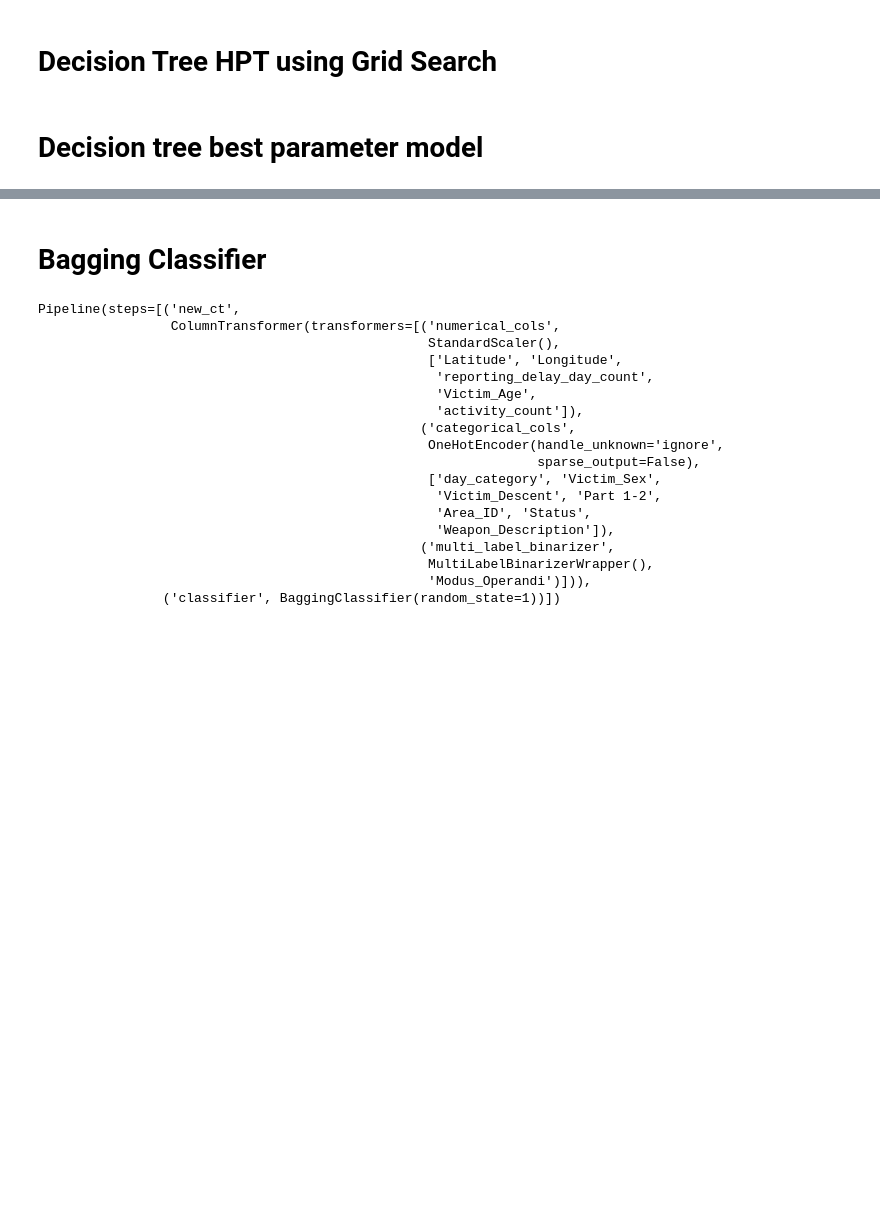
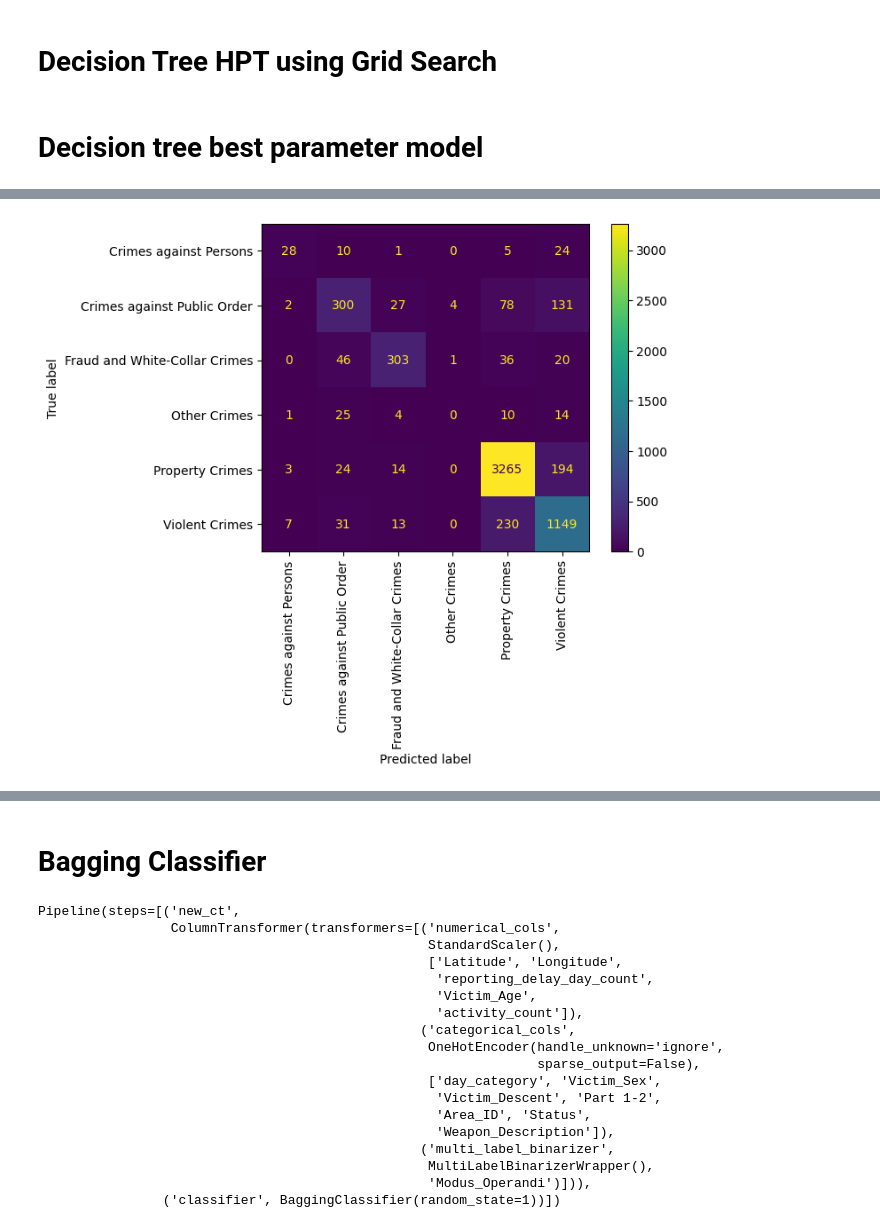
Before and after one commit to linisha04/ml-project-academic, a Jupyter notebook: 22f2000254-notebook-t22024.ipynb, the cells around one changed output, grey strips where cells are left out. Cells and saved outputs as stored; diff of their text form; code cells hidden in the pictures; blank space fills up the shorter version.

Commit message:
Kaggle Notebook | 22f2000254-notebook-t22024 | 36-decision

```diff
--- a/22f2000254-notebook-t22024.ipynb
+++ b/22f2000254-notebook-t22024.ipynb
@@ -1872,77 +1869,79 @@ Accuracy Score  0.8085
 # %% [markdown]
 # Decision tree best parameter model
 # %%
-# decision_tree_classifier_bestmodel = DecisionTreeClassifier(criterion="gini", max_depth=9, min_samples_leaf=5, min_samples_split=4, random_state=1)
+decision_tree_classifier_bestmodel = DecisionTreeClassifier(criterion="gini", max_depth=9, min_samples_leaf=6, min_samples_split=4, random_state=1)
 
-# DecisionTreeBestModel= Pipeline([ ('new_ct',new_ct),
-#                                  ('DecisionTreeClassifier',decision_tree_classifier_bestmodel)
-#                                 ])
+
+DecisionTreeBestModel= Pipeline([ ('new_ct',new_ct),
+                                 ('DecisionTreeClassifier',decision_tree_classifier_bestmodel)
+                                ])
 
 
 
-# DecisionTreeBestModel_score_test_half=[]
-# accuracy_scores_DecisionTreeBestModel_half = []
-# f1_scores_DecisionTreeBestModel_half = []
+DecisionTreeBestModel_score_test_half=[]
+accuracy_scores_DecisionTreeBestModel_half = []
+f1_scores_DecisionTreeBestModel_half = []
 
-# for train_index, test_index in data_split.split(xtrain_1, ytrain_1):
-#     X_train, X_test = xtrain_1.iloc[train_index], xtrain_1.iloc[test_index]
-#     y_train, y_test = ytrain_1.iloc[train_index], ytrain_1.iloc[test_index]
+for train_index, test_index in data_split.split(xtrain_1, ytrain_1):
+    X_train, X_test = xtrain_1.iloc[train_index], xtrain_1.iloc[test_index]
+    y_train, y_test = ytrain_1.iloc[train_index], ytrain_1.iloc[test_index]
 
-#     DecisionTreeBestModel.fit(X_train, y_train)
+    DecisionTreeBestModel.fit(X_train, y_train)
 
-#     y_pred_DecisionTreeBestModel_half = DecisionTreeBestModel.predict(X_test)
+    y_pred_DecisionTreeBestModel_half = DecisionTreeBestModel.predict(X_test)
 
 
-#     model_score_decision_tree=DecisionTreeBestModel.score(X_test,y_test)
+    model_score_decision_tree=DecisionTreeBestModel.score(X_test,y_test)
 
 
-#     accuracy_decision_tree = accuracy_score(y_test, y_pred_DecisionTreeBestModel_half)
+    accuracy_decision_tree = accuracy_score(y_test, y_pred_DecisionTreeBestModel_half)
 
 
-#     f1_decision_tree = f1_score(y_test, y_pred_DecisionTreeBestModel_half, average='weighted')
+    f1_decision_tree = f1_score(y_test, y_pred_DecisionTreeBestModel_half, average='weighted')
 
 
-#     accuracy_scores_DecisionTreeBestModel_half.append(accuracy_decision_tree)
+    accuracy_scores_DecisionTreeBestModel_half.append(accuracy_decision_tree)
 
-#     f1_scores_DecisionTreeBestModel_half.append(f1_decision_tree)
+    f1_scores_DecisionTreeBestModel_half.append(f1_decision_tree)
 
-#     DecisionTreeBestModel_score_test_half.append(model_score_decision_tree)
+    DecisionTreeBestModel_score_test_half.append(model_score_decision_tree)
 
 
-# print('-----------------------------------------------------------------')
-# print('')
+print('-----------------------------------------------------------------')
+print('')
 
 
 
-# print("Accuracy scores for each fold using DecisionTreeBestModel: ", accuracy_scores_DecisionTreeBestModel_half)
-# print("Average accuracy using DecisionTreeBestModel: ", np.mean(accuracy_scores_DecisionTreeBestModel_half))
-# print("F1 scores for each fold using DecisionTreeBestModel: ", f1_scores_DecisionTreeBestModel_half)
-# print("Average F1 score using DecisionTreeBestModel: ", np.mean(f1_scores_DecisionTreeBestModel_half))
-# print("model_score_test list  using DecisionTreeBestModel " ,DecisionTreeBestModel_score_test_half )
-# print("Average model_score_test list  DecisionTreeBestModel decision " ,np.mean(DecisionTreeBestModel_score_test_half ))
+print("Accuracy scores for each fold using DecisionTreeBestModel: ", accuracy_scores_DecisionTreeBestModel_half)
+print("Average accuracy using DecisionTreeBestModel: ", np.mean(accuracy_scores_DecisionTreeBestModel_half))
+print("F1 scores for each fold using DecisionTreeBestModel: ", f1_scores_DecisionTreeBestModel_half)
+print("Average F1 score using DecisionTreeBestModel: ", np.mean(f1_scores_DecisionTreeBestModel_half))
+print("model_score_test list  using DecisionTreeBestModel " ,DecisionTreeBestModel_score_test_half )
+print("Average model_score_test list  DecisionTreeBestModel decision " ,np.mean(DecisionTreeBestModel_score_test_half ))
 
 
-# print('')
-# print('-----------------------------------------------------------------')
-# print('')
+print('')
+print('-----------------------------------------------------------------')
+print('')
 
-# ytest_1_predicted_DecisionTreeBestModel=DecisionTreeBestModel.predict(xtest_1)
-# print('decision_tree classifier bestmodel score ',DecisionTreeBestModel.score(xtest_1,ytest_1))
+ytest_1_predicted_DecisionTreeBestModel=DecisionTreeBestModel.predict(xtest_1)
+print('decision_tree classifier bestmodel score ',DecisionTreeBestModel.score(xtest_1,ytest_1))
 
-# print('decision_tree classifier bestmodel accuracy score ',accuracy_score( ytest_1 ,  ytest_1_predicted_DecisionTreeBestModel )   )
+print('decision_tree classifier bestmodel accuracy score ',accuracy_score( ytest_1 ,  ytest_1_predicted_DecisionTreeBestModel )   )
 
-# print('')
-# print('-----------------------------------------------------------------')
-# print('')
+print('')
+print('-----------------------------------------------------------------')
+print('')
 
 
 
-# print(classification_report(ytest_1, DecisionTreeBestModel.predict(xtest_1)))
+print(classification_report(ytest_1, DecisionTreeBestModel.predict(xtest_1)))
 
-# print('')
-# print('-----------------------------------------------------------------')
-# print('')
+print('')
+print('-----------------------------------------------------------------')
+print('')
 
 
 
-# ConfusionMatrixDisplay.from_estimator(DecisionTreeBestModel, xtest_1, ytest_1,xticks_rotation='vertical')
+ConfusionMatrixDisplay.from_estimator(DecisionTreeBestModel, xtest_1, ytest_1,xticks_rotation='vertical')
+# %% [output]
@@ -1949 +1966,2 @@ Accuracy Score  0.8085
+[figure, added]
 # %%
```
Also changed, not shown: parts of 14 cells of this notebook.
